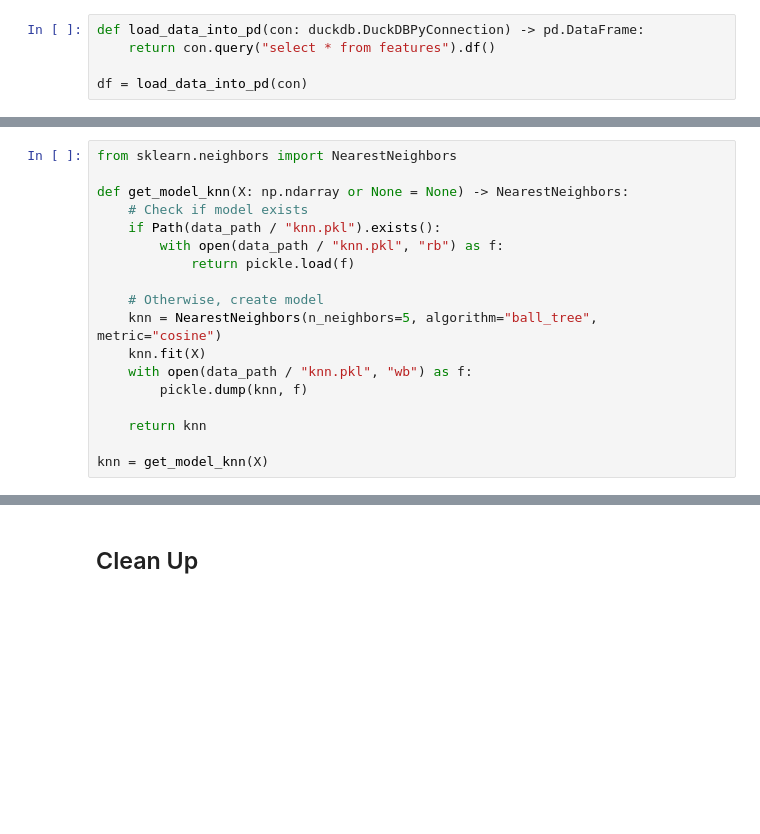
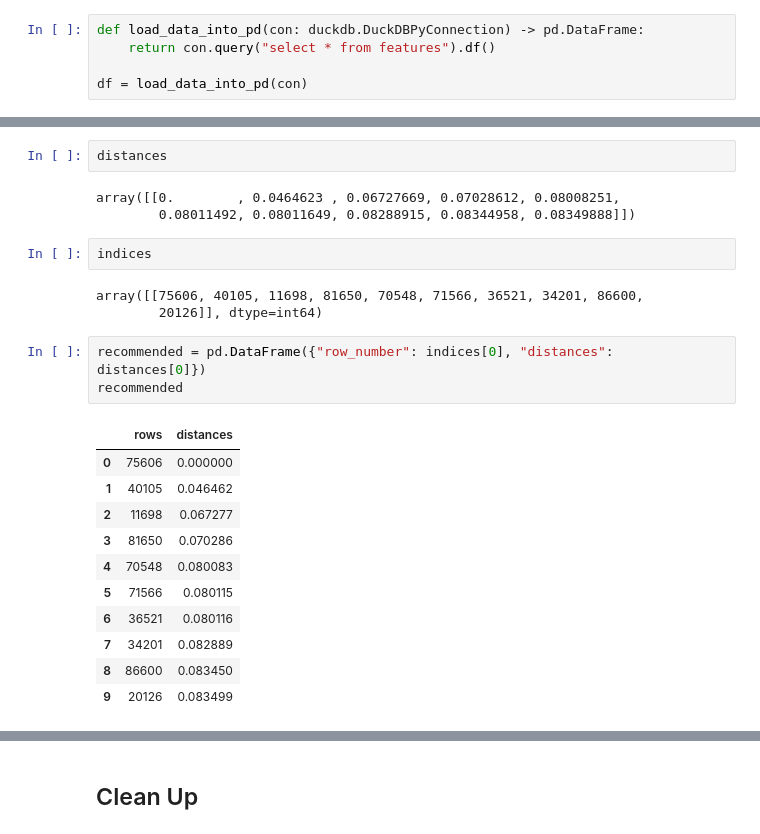
Before and after one commit to dejse/spotify-recommendation-streamlit, a Jupyter notebook: notebooks/E2E.ipynb, the cells around one changed output, grey strips where cells are left out. Saved outputs shown, nothing was run; the diff lists cells and outputs as text; blank space fills up the shorter version.

```diff
--- a/notebooks/E2E.ipynb
+++ b/notebooks/E2E.ipynb
@@ -338,19 +335 @@ X = preprocess_data(df)
-# %%
-from sklearn.neighbors import NearestNeighbors
-
-def get_model_knn(X: np.ndarray or None = None) -> NearestNeighbors:
-    # Check if model exists
-    if Path(data_path / "knn.pkl").exists():
-        with open(data_path / "knn.pkl", "rb") as f:
-            return pickle.load(f)
-
-    # Otherwise, create model
-    knn = NearestNeighbors(n_neighbors=5, algorithm="ball_tree", metric="cosine")
-    knn.fit(X)
-    with open(data_path / "knn.pkl", "wb") as f:
-        pickle.dump(knn, f)
-
-    return knn
-
-knn = get_model_knn(X)
 # %%
@@ -415,0 +382,25 @@ make_recommendations(con, df, id="2v7ywbUzCgcVohHaKUcacV")
+# %%
+distances
+# %% [output]
+array([[0.        , 0.0464623 , 0.06727669, 0.07028612, 0.08008251,
+        0.08011492, 0.08011649, 0.08288915, 0.08344958, 0.08349888]])
+# %%
+indices
+# %% [output]
+array([[75606, 40105, 11698, 81650, 70548, 71566, 36521, 34201, 86600,
+        20126]], dtype=int64)
+# %%
+recommended = pd.DataFrame({"row_number": indices[0], "distances": distances[0]})
+recommended
+# %% [output]
+|  | rows | distances |
+| 0 | 75606 | 0.000000 |
+| 1 | 40105 | 0.046462 |
+| 2 | 11698 | 0.067277 |
+| 3 | 81650 | 0.070286 |
+| 4 | 70548 | 0.080083 |
+| 5 | 71566 | 0.080115 |
+| 6 | 36521 | 0.080116 |
+| 7 | 34201 | 0.082889 |
+| 8 | 86600 | 0.083450 |
+| 9 | 20126 | 0.083499 |
```
Also changed, not shown: parts of 29 cells of this notebook, 3 other files.
